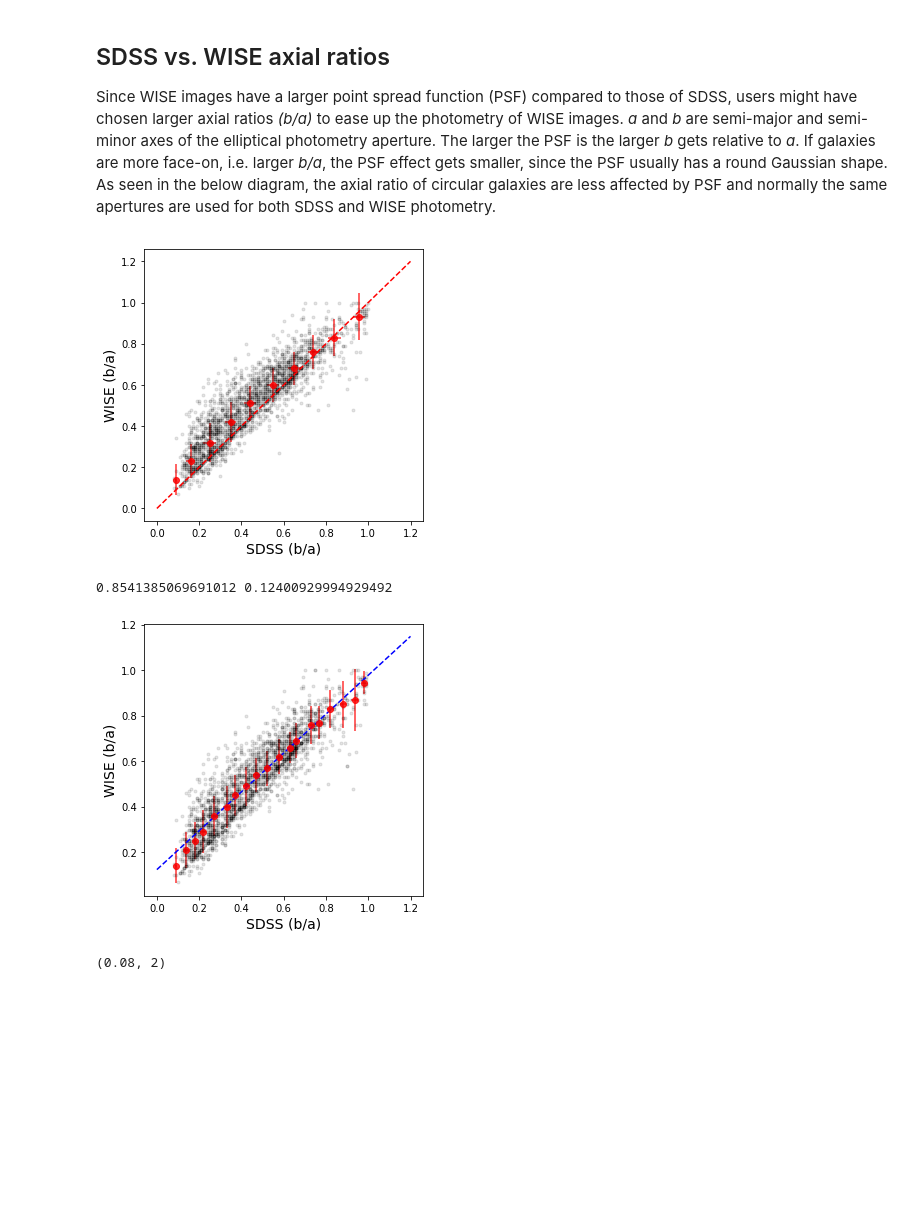
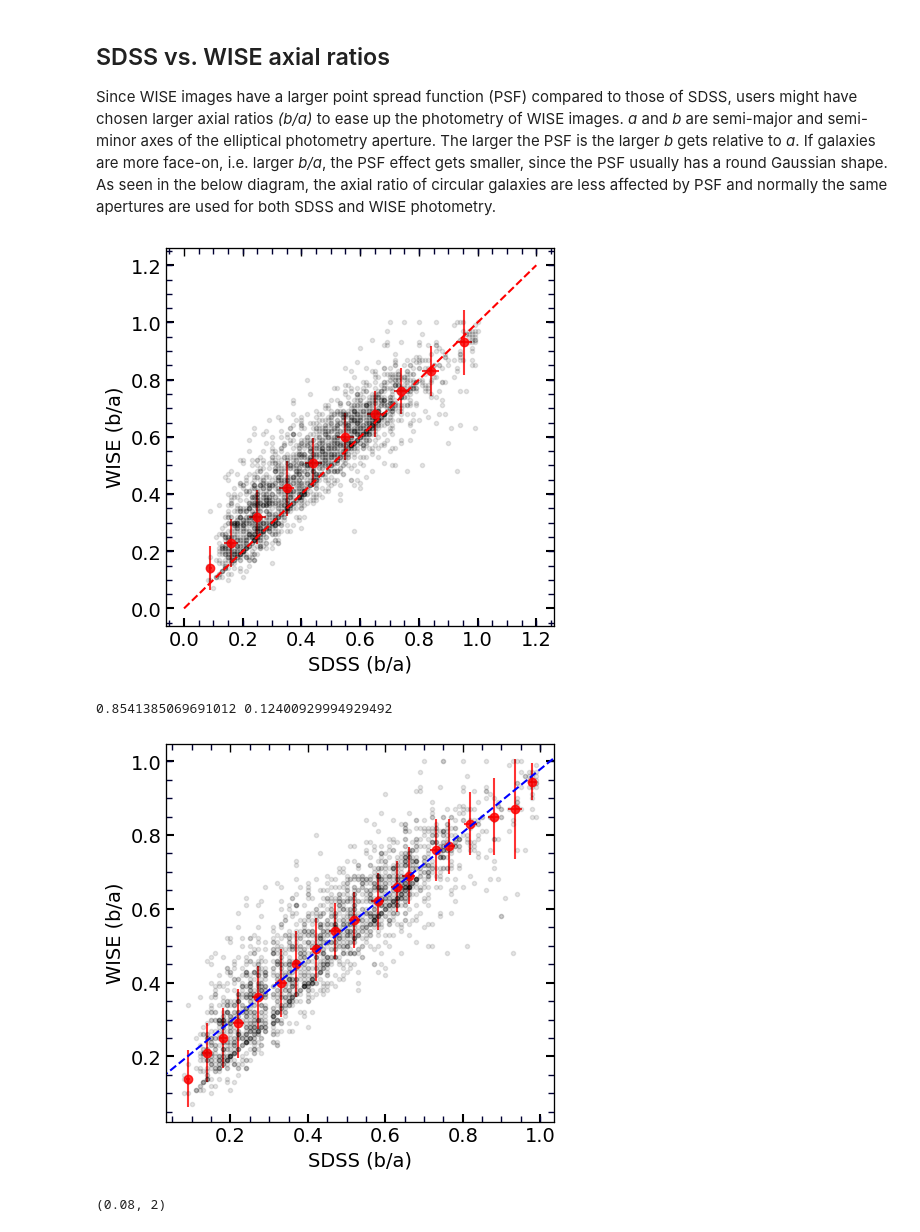
Before and after one commit to ekourkchi/reddening, a Jupyter notebook: axis_ratio.ipynb, the cells around one changed output. Saved outputs shown, nothing was run; the diff lists cells and outputs as text; code cells hidden in the pictures; blank space fills up the shorter version.

```diff
--- a/axis_ratio.ipynb
+++ b/axis_ratio.ipynb
@@ -35,11 +61,16 @@ dSba = np.sqrt((0.1/6./table['R50_r'])**2)*(1+table['Sba']**2)
 Since WISE images have a larger point spread function (PSF) compared to those of SDSS, users might have chosen larger axial ratios *(b/a)* to ease up the photometry of WISE images. *a* and *b* are semi-major and semi-minor axes of the elliptical photometry aperture. The larger the PSF is the larger *b* gets relative to *a*.
 If galaxies are more face-on, i.e. larger *b/a*, the PSF effect gets smaller, since the PSF usually has a round Gaussian shape. As seen in the below diagram, the axial ratio of circular galaxies are less affected by PSF and normally the same apertures are used for both SDSS and WISE photometry.
 # %%
-fig = plt.figure(figsize=(5, 5))
-plt.plot(Sba,Wba, 'k.', alpha=0.1)  # black points
-plt.plot([0,1.2],[0,1.2], 'r--')    # equality red line
-plt.xlabel('SDSS (b/a)', size=14)
-plt.ylabel('WISE (b/a)', size=14)
+fig = py.figure(figsize=(5, 5), dpi=100)
+ax = fig.add_subplot(111)
+ax.plot(Sba,Wba, 'k.', alpha=0.1)  # black points
+ax.plot([0,1.2],[0,1.2], 'r--')    # equality red line
+ax.set_xlabel('SDSS (b/a)', size=14)
+ax.set_ylabel('WISE (b/a)', size=14)
+
+xlim = ax.get_xlim()
+ylim = ax.get_ylim()
+set_axes([ax], xlim, ylim)
 
 
 for i in np.arange(0,1,0.1):
@@ -53,9 +84,9 @@ for i in np.arange(0,1,0.1):
             y.append(Wba[ii])
     if len(x)>0:
         ## red points
-        plt.errorbar(np.median(x), np.median(y), yerr=np.std(y), xerr=np.std(x), fmt='o', color='red', alpha=0.8)
+        ax.errorbar(np.median(x), np.median(y), yerr=np.std(y), xerr=np.std(x), fmt='o', color='red', alpha=0.8)
 # %% [output]
-[figure, old version]
+[figure, new version]
 # %%
 ## function definition to reject outliers
 def sigmaClip(X, Y, sigma=2, iters=5, range_=[0,1,0.05]):
@@ -91,37 +122,41 @@ def sigmaClip(X, Y, sigma=2, iters=5, range_=[0,1,0.05]):
 # %%
 ## Getting rid of outliers bin by bin
 Sba_, Wba_ = sigmaClip(Sba, Wba, sigma=4, iters=5)
 
-fig = plt.figure(figsize=(5, 5))
-plt.plot(Sba_,Wba_, 'k.', alpha=0.1)
+fig = py.figure(figsize=(5, 5), dpi=100)
+ax = fig.add_subplot(111)
+ax.plot(Sba_,Wba_, 'k.', alpha=0.1)
 #plt.plot([0,1.2],[0,1.2], 'r--')
-plt.xlabel('SDSS (b/a)', size=14)
-plt.ylabel('WISE (b/a)', size=14)
+ax.set_xlabel('SDSS (b/a)', size=14)
+ax.set_ylabel('WISE (b/a)', size=14)
 
+xlim = ax.get_xlim()
+ylim = ax.get_ylim()
+set_axes([ax], xlim, ylim)
 
 for i in np.arange(0,1,0.05):
 
     x = []
     y = []
     for ii in range(len(Sba_)):
         xi = Sba_[ii]
         if xi>=i and xi<i+0.05:
             x.append(xi)
             y.append(Wba_[ii])
     if len(x)>0:
-        plt.errorbar(np.median(x), np.median(y), yerr=np.std(y), xerr=np.std(x), fmt='o', color='red', alpha=0.8)
+        ax.errorbar(np.median(x), np.median(y), yerr=np.std(y), xerr=np.std(x), fmt='o', color='red', alpha=0.8)
 
 #############################################
 a0, b0  = np.polyfit(Sba_, Wba_, 1)
 x = np.linspace(0,1.2,50)
 y = a0*x+b0
 plt.plot(x, y, 'b--')
 #############################################
 
 print a0,b0
 # %% [output]
 0.8541385069691012 0.12400929994929492
-[figure, old version]
+[figure, new version]
 # %%
 fig = plt.figure(figsize=(5, 5))
 plt.plot(Sba,Wba, 'k.', alpha=0.1)  # black points
```
Also changed, not shown: parts of 4 cells of this notebook, 4 other files.
